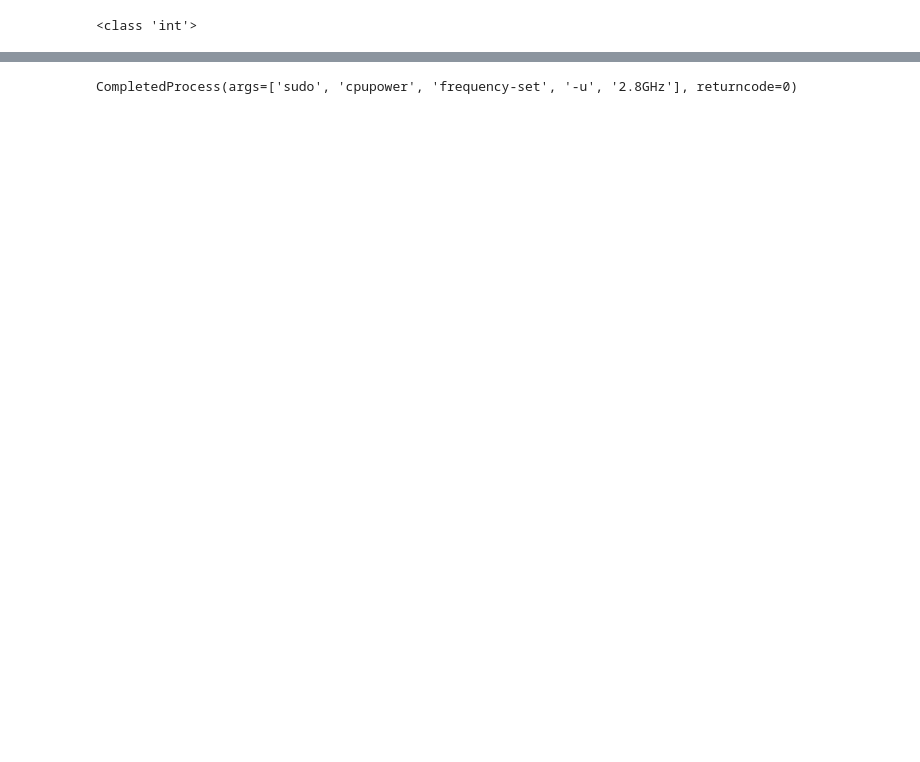
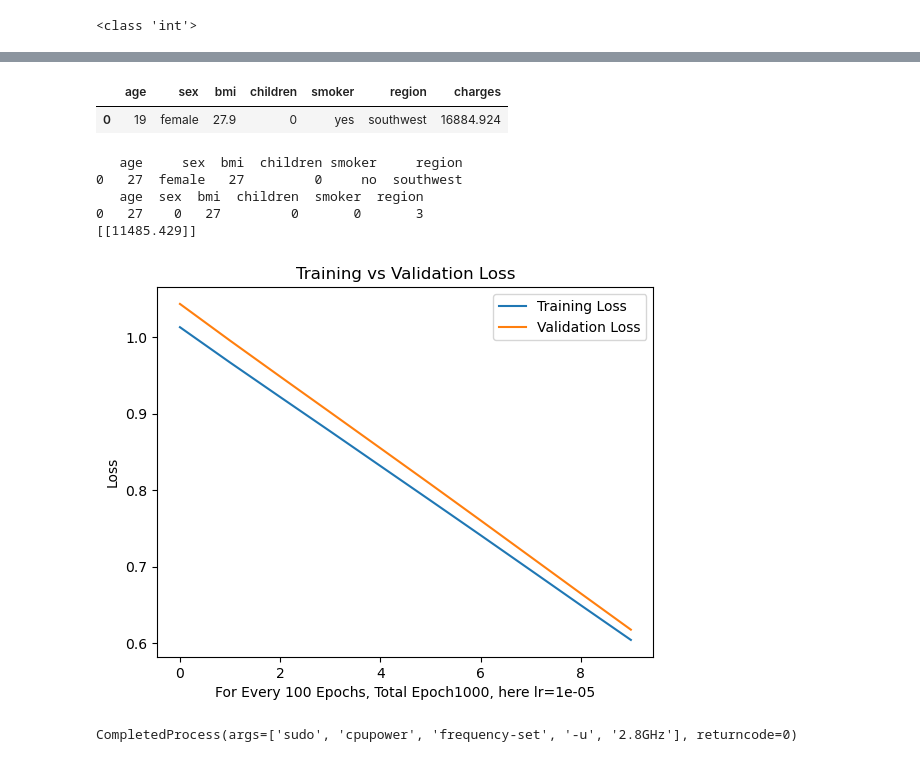
Before and after one commit to Arannamoy-Mondal/NLP-MLOPS, a Jupyter notebook: Pytorch/3_create_linear_regression_model.ipynb, the cells around one changed output, grey strips where cells are left out. Drawn from its saved outputs; the diff is of its cells as text; code cells hidden in the pictures; blank space fills up the shorter version.

```diff
--- a/Pytorch/3_create_linear_regression_model.ipynb
+++ b/Pytorch/3_create_linear_regression_model.ipynb
@@ -94,5 +98,5 @@ smoker ['no' 'yes']
 # %%
-X_train=train_df.drop(columns=['charges'])
-X_test=test_df.drop(columns=['charges'])
-y_train=train_df['charges']
-y_test=test_df['charges']
+X_train_df=train_df.drop(columns=['charges'])
+X_test_df=test_df.drop(columns=['charges'])
+y_train_df=train_df['charges']
+y_test_df=test_df['charges']
@@ -129,16 +150,33 @@ print(type(X_train_tensor.shape[1]))
 model=SimpleNNLinearRegression(X_train_tensor.shape[1],64,128)
 # %%
 criterion=nn.MSELoss()
-optimizer=optim.Adam(model.parameters(),lr=0.01)
+lr=0.00001
+optimizer=optim.Adam(model.parameters(),lr=lr)
 # %%
-epochs=100000
+epochs=1000
+train_losses = []
+val_losses = []
 for epoch in range(epochs):
     model.train()
+
+
     optimizer.zero_grad()
+
+    train_pred = model(X_train_tensor)
+    train_loss = criterion(train_pred, y_train_tensor)
+
     result=model(X_train_tensor)
     loss=criterion(result,y_train_tensor)
     loss.backward()
     optimizer.step()
 
+    model.eval()
+    with torch.no_grad():
+        val_pred = model(X_test_tensor)
+        val_loss = criterion(val_pred, y_test_tensor)
+    if (epoch + 1) % 100 == 0:
+        train_losses.append(train_loss.item())
+        val_losses.append(val_loss.item())
+
     if (epoch+1)%10000==0:
-        print(f"epoch {epoch}/{epochs}, Loss: {loss}")
+        print(f"epoch {epoch}/{epochs}, Loss: {loss.item()}")
@@ -155,0 +248,13 @@ epoch 99999/100000, Loss: 0.001263354206457734
+# %%
+df.head(1)
+# %% [output]
+|  | age | sex | bmi | children | smoker | region | charges |
+| 0 | 19 | female | 27.9 | 0 | yes | southwest | 16884.924 |
+# %%
+predict_charges(27,"female",27,0,'no','southwest')
+# %% [output]
+   age     sex  bmi  children smoker     region
+0   27  female   27         0     no  southwest
+   age  sex  bmi  children  smoker  region
+0   27    0   27         0       0       3
+[[11485.429]]
@@ -156,3 +263,14 @@ epoch 99999/100000, Loss: 0.001263354206457734
+# %%
+plt.plot(train_losses, label='Training Loss')
+plt.plot(val_losses, label='Validation Loss')
+plt.xlabel(f'For Every 100 Epochs, Total Epoch{epochs}, here lr={lr}')
+plt.ylabel('Loss')
+plt.title('Training vs Validation Loss')
+plt.legend()
+plt.savefig("rate1.png")
+plt.show()
+# %% [output]
+[figure, added]
 # %%
 subprocess.run(["sudo","cpupower","frequency-set","-u","2.8GHz"],stdout=subprocess.DEVNULL,stderr=subprocess.DEVNULL)
 # %% [output]
```
Also changed, not shown: parts of 11 cells of this notebook, 3 other files.
